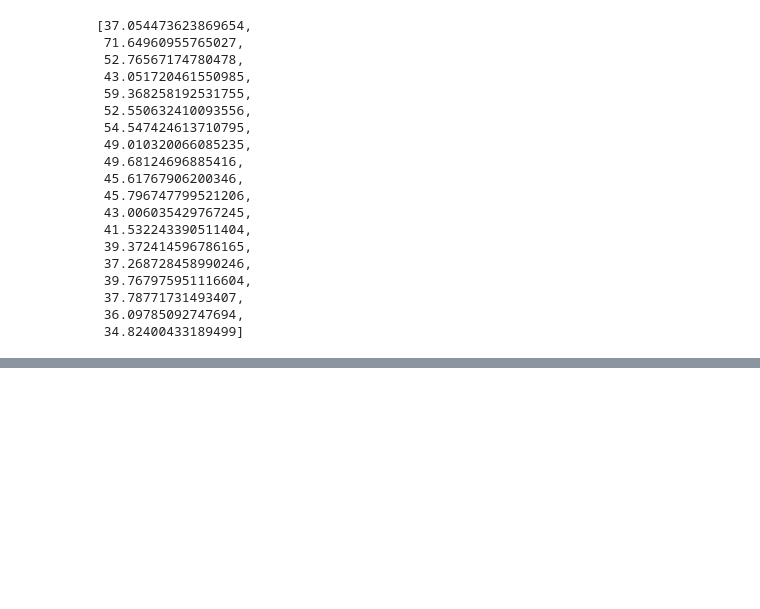
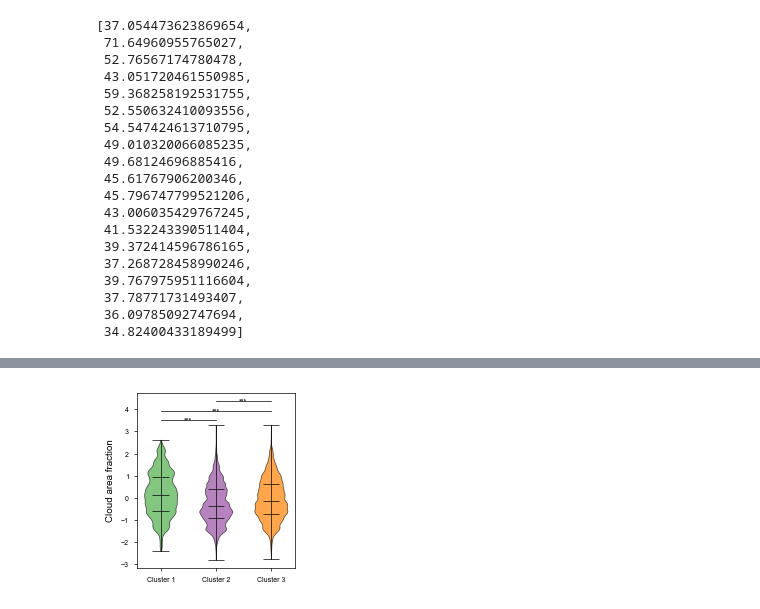
Before and after one commit to yuhinas/DeepSDM, a Jupyter notebook: Supplementary.ipynb, the cells around one changed output, grey strips where cells are left out. Drawn from its saved outputs; the diff is of its cells as text; code cells hidden in the pictures; blank space fills up the shorter version.

```diff
--- a/Supplementary.ipynb
+++ b/Supplementary.ipynb
@@ -650,0 +750,82 @@ calinski_harabasz_scores
+# %%
+env_plot = 'clt'
+env_min = df_env_value[sorted([key for key in df_env_value.keys() if key.startswith(env_plot)])].values.flatten().min()
+env_max = df_env_value[sorted([key for key in df_env_value.keys() if key.startswith(env_plot)])].values.flatten().max()
+
+# Prepare storage for environmental values per cluster
+cluster_env_values = {1: [], 2: [], 3: []}
+
+for cluster in [1, 2, 3]:
+    species_list_cluster = np.array(species_list_predict)[np.array(cluster_label) == cluster].tolist()
+
+    for species in species_list_cluster:
+        df_species = feather.read_dataframe(os.path.join(plot_path_df, f'{species}.feather'))
+
+        occ_value = df_species[sorted([key for key in df_species.keys() if key.startswith('occ')])].values.flatten()
+        env_value = df_env_value[sorted([key for key in df_env_value.keys() if key.startswith(env_plot)])].values.flatten()
+
+        mask = ~np.isnan(occ_value) & ~np.isnan(env_value)
+        occ_value = occ_value[mask]
+        env_value = env_value[mask]
+
+        i_threshold = np.where(occ_value == 1)[0]
+
+        env_value = env_value[i_threshold]
+        cluster_env_values[cluster].extend(env_value)
+
+# 執行 Kruskal-Wallis 檢定
+pairwise_results = {
+    'Cluster 1 vs Cluster 2': kruskal(cluster_env_values[1], cluster_env_values[2]),
+    'Cluster 1 vs Cluster 3': kruskal(cluster_env_values[1], cluster_env_values[3]),
+    'Cluster 2 vs Cluster 3': kruskal(cluster_env_values[2], cluster_env_values[3]),
+}
+
+# 繪製 violin plot
+fig, ax = plt.subplots(figsize=mm2inch(50, 50), constrained_layout=True)
+violin = ax.violinplot([cluster_env_values[1], cluster_env_values[2], cluster_env_values[3]],
+                        showmeans=False, showmedians=True, showextrema=True, widths=0.6, quantiles = [[0.25, 0.75], [0.25, 0.75], [0.25, 0.75]])
+
+# 設定 violin plot 顏色
+for i, body in enumerate(violin['bodies']):
+    body.set_facecolor(color_list[i])  # 設定每個 violin 的顏色
+    body.set_alpha(0.7)  # 調整透明度
+    body.set_edgecolor('black')
+    body.set_linewidth(0.5)
+for c_element in [violin['cmaxes'], violin['cmins'], violin['cbars'], violin['cmedians'], violin['cquantiles']]:
+    c_element.set_linewidth(0.5)
+    c_element.set_color('black')
+
+
+
+# 設定標籤
+ax.set_xticks([1, 2, 3])
+ax.set_xticklabels(['Cluster 1', 'Cluster 2', 'Cluster 3'])
+ax.set_ylabel('Cloud area fraction')
+
+# 計算標註位置
+y_max = max([max(cluster_env_values[i]) for i in [1, 2, 3]])  # 取得最大 y 值
+y_min = min([min(cluster_env_values[i]) for i in [1, 2, 3]])  # 取得最小 y 值
+y_step = (y_max - y_min) * 0.07  # 每條線間的間距
+
+# 兩兩組合的比較位置
+positions = [(1, 2), (1, 3), (2, 3)]
+y_levels = [y_max + 0.5 * y_step, y_max + 1.5 * y_step, y_max + 2.5 * y_step]  # 每條線的 y 位置
+
+# 加入顯著性標註與橫線
+for i, ((pos1, pos2), y_pos) in enumerate(zip(positions, y_levels)):
+    p_value = pairwise_results[list(pairwise_results.keys())[i]][1]  # 取得 p-value
+    significance = get_significance_stars(p_value)  # 取得對應的顯著性標註
+
+    x1, x2 = pos1, pos2
+    ax.plot([x1, x2], [y_pos, y_pos], color='black', linewidth=0.5)  # 畫 "匚" 型橫線
+    ax.text((x1 + x2) / 2, y_pos, significance, ha='center', va='center', fontsize=5)
+
+# 儲存圖表
+plt.savefig(os.path.join(plot_path_responsecurve, f'{env_plot}_violin.pdf'), dpi=500, transparent=True)
+# 顯示圖表
+plt.show()
+
+# 返回檢定結果
+print(pairwise_results)
+# %% [output]
+[figure, added]
```
Also changed, not shown: parts of 20 cells of this notebook, 3 other files.
